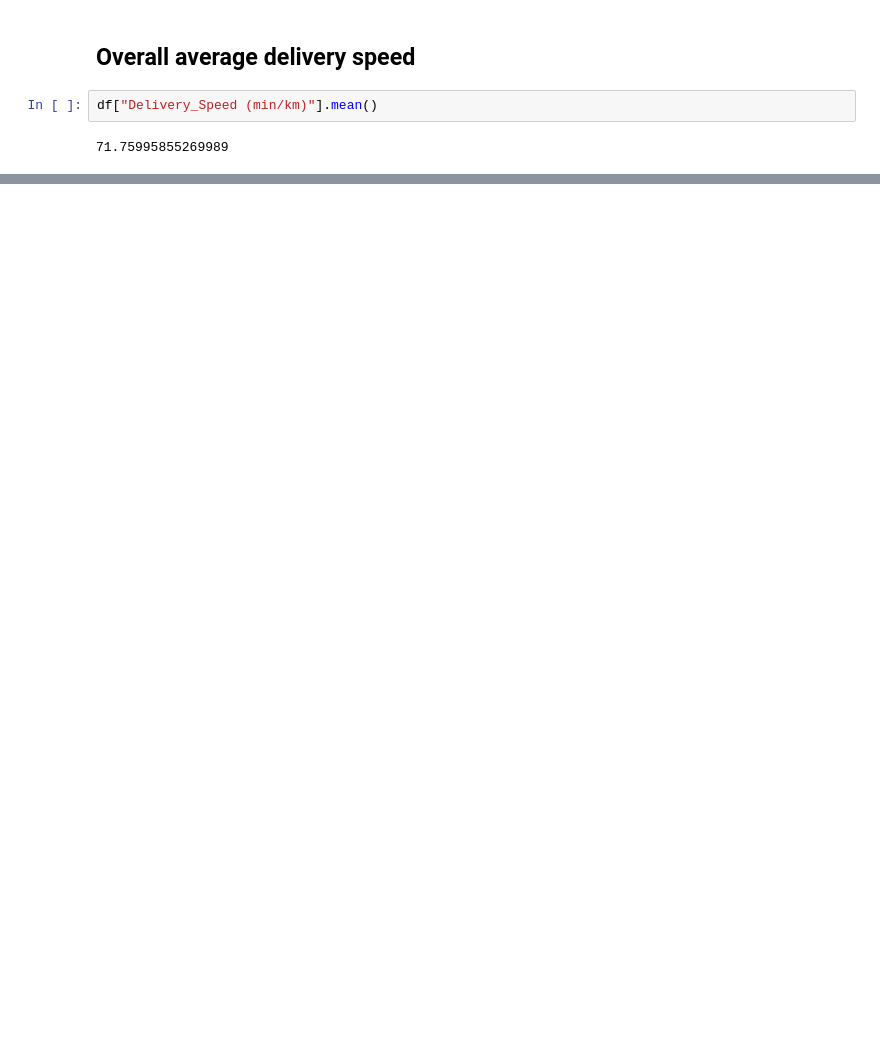
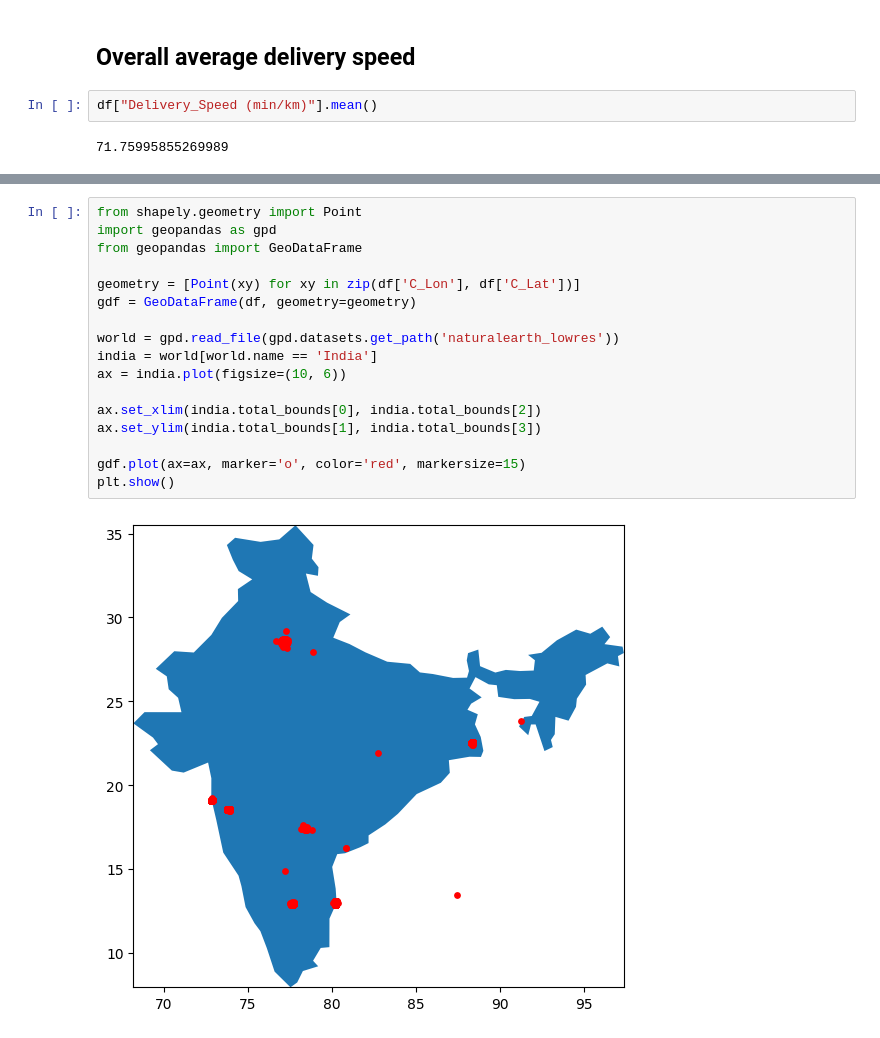
Before and after one commit to imsoumya18/NewsBytes_Assignment, a Jupyter notebook: Problem 1/Data Analysis.ipynb, the cells around one changed output, grey strips where cells are left out. Drawn from its saved outputs; the diff is of its cells as text; blank space fills up the shorter version.

```diff
--- a/Problem 1/Data Analysis.ipynb
+++ b/Problem 1/Data Analysis.ipynb
@@ -157,0 +155,19 @@ df["Delivery_Speed (min/km)"].mean()
+# %%
+from shapely.geometry import Point
+import geopandas as gpd
+from geopandas import GeoDataFrame
+
+geometry = [Point(xy) for xy in zip(df['C_Lon'], df['C_Lat'])]
+gdf = GeoDataFrame(df, geometry=geometry)
+
+world = gpd.read_file(gpd.datasets.get_path('naturalearth_lowres'))
+india = world[world.name == 'India']
+ax = india.plot(figsize=(10, 6))
+
+ax.set_xlim(india.total_bounds[0], india.total_bounds[2])
+ax.set_ylim(india.total_bounds[1], india.total_bounds[3])
+
+gdf.plot(ax=ax, marker='o', color='red', markersize=15)
+plt.show()
+# %% [output]
+[figure, added]
```
Also changed, not shown: parts of 11 cells of this notebook, 3 other files.
